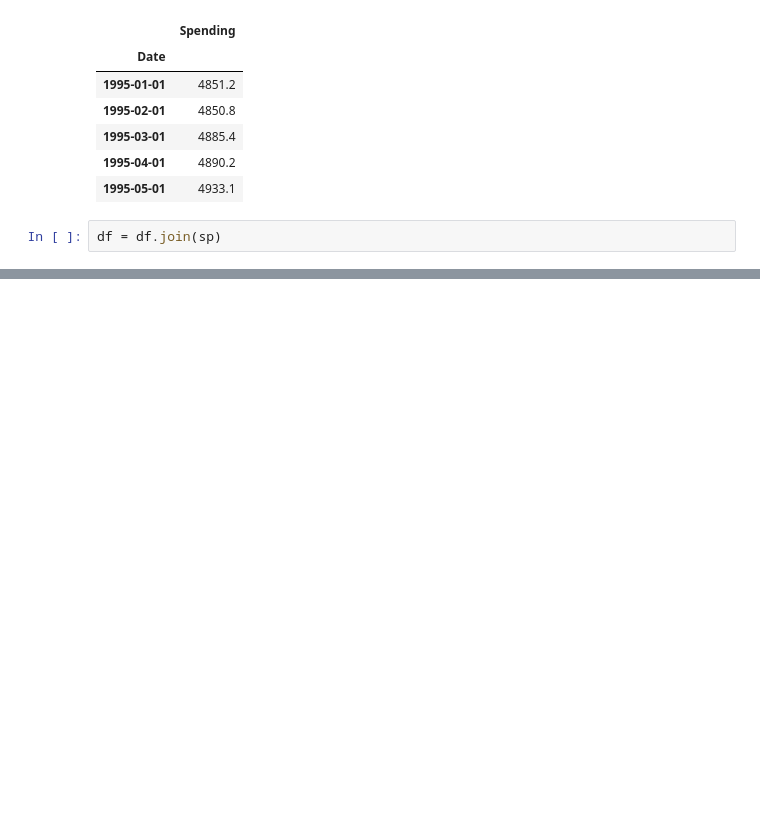
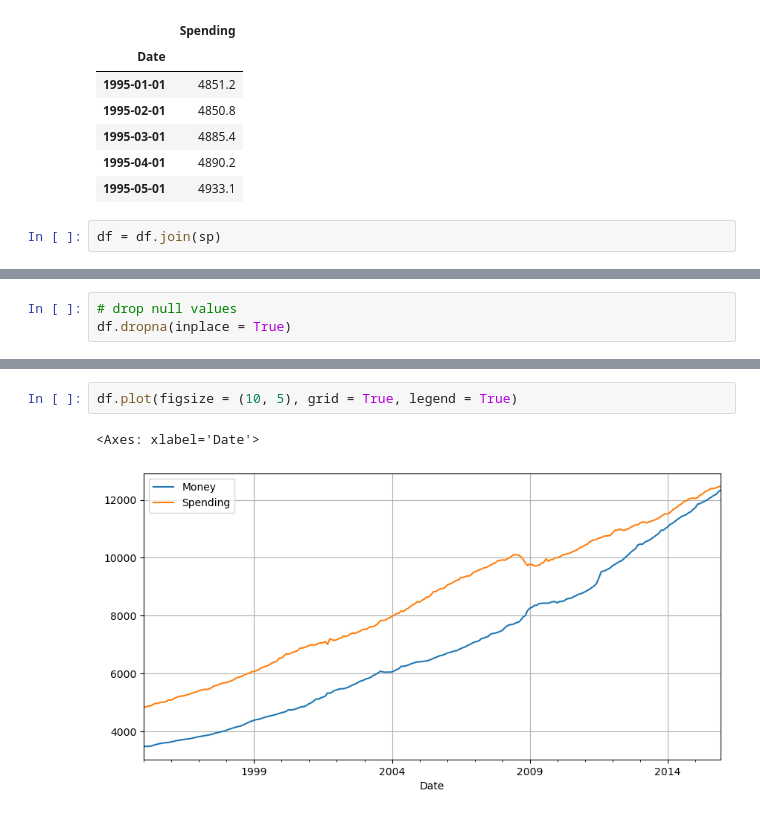
Before and after one commit to Shiska07/Data-Science-and-Machine-Learning, a Jupyter notebook: Time-Series-Analysis/Vector AutoRegression (VAR) Model.ipynb, the cells around one changed output, grey strips where cells are left out. Saved outputs shown, nothing was run; the diff lists cells and outputs as text; blank space fills up the shorter version.

Commit message:
plot VAR data

```diff
--- a/Time-Series-Analysis/Vector AutoRegression (VAR) Model.ipynb
+++ b/Time-Series-Analysis/Vector AutoRegression (VAR) Model.ipynb
@@ -40,0 +51,3 @@ df = df.join(sp)
+# %%
+# drop null values
+df.dropna(inplace = True)
@@ -40,0 +67,5 @@ df = df.join(sp)
+# %%
+df.plot(figsize = (10, 5), grid = True, legend = True)
+# %% [output]
+<Axes: xlabel='Date'>
+[figure, added]
```
Also changed, not shown: parts of 2 cells of this notebook.
